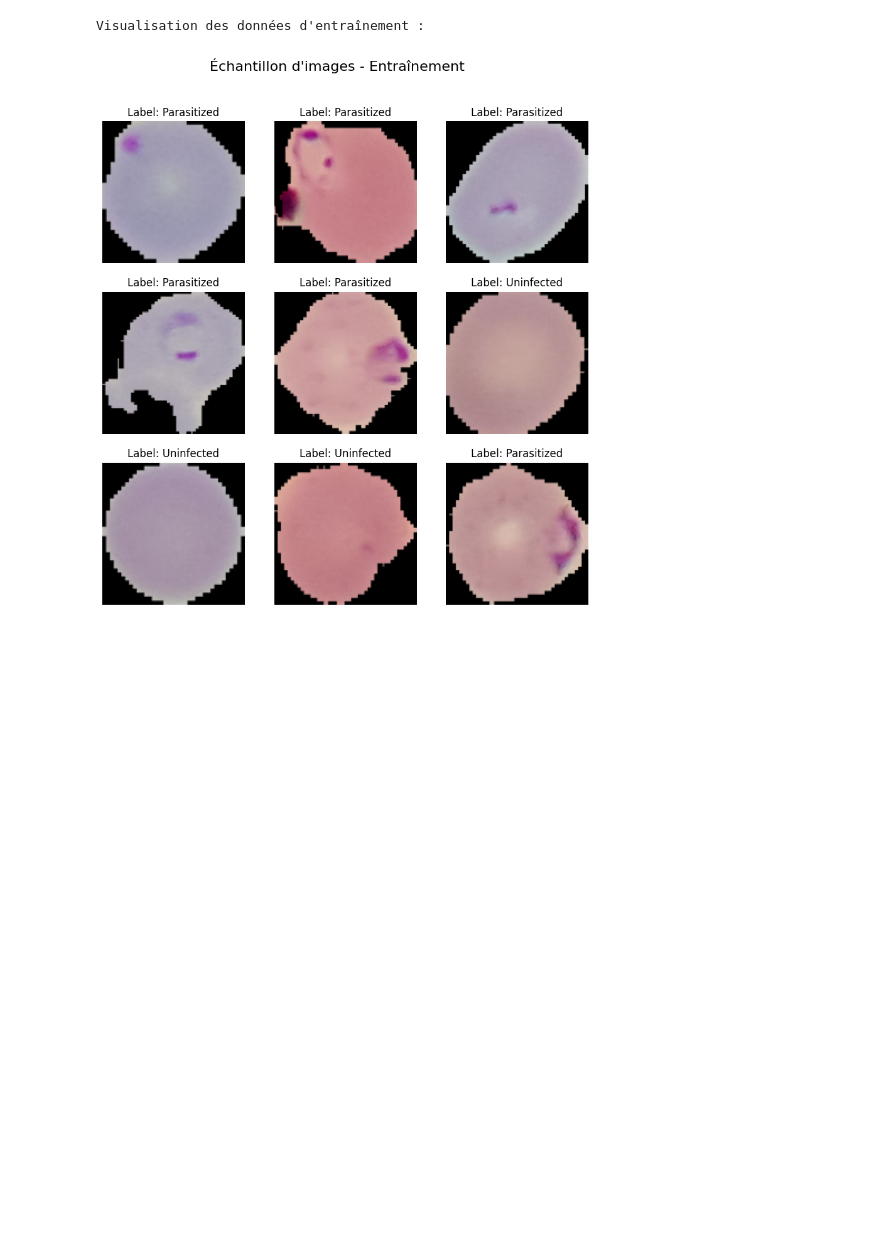
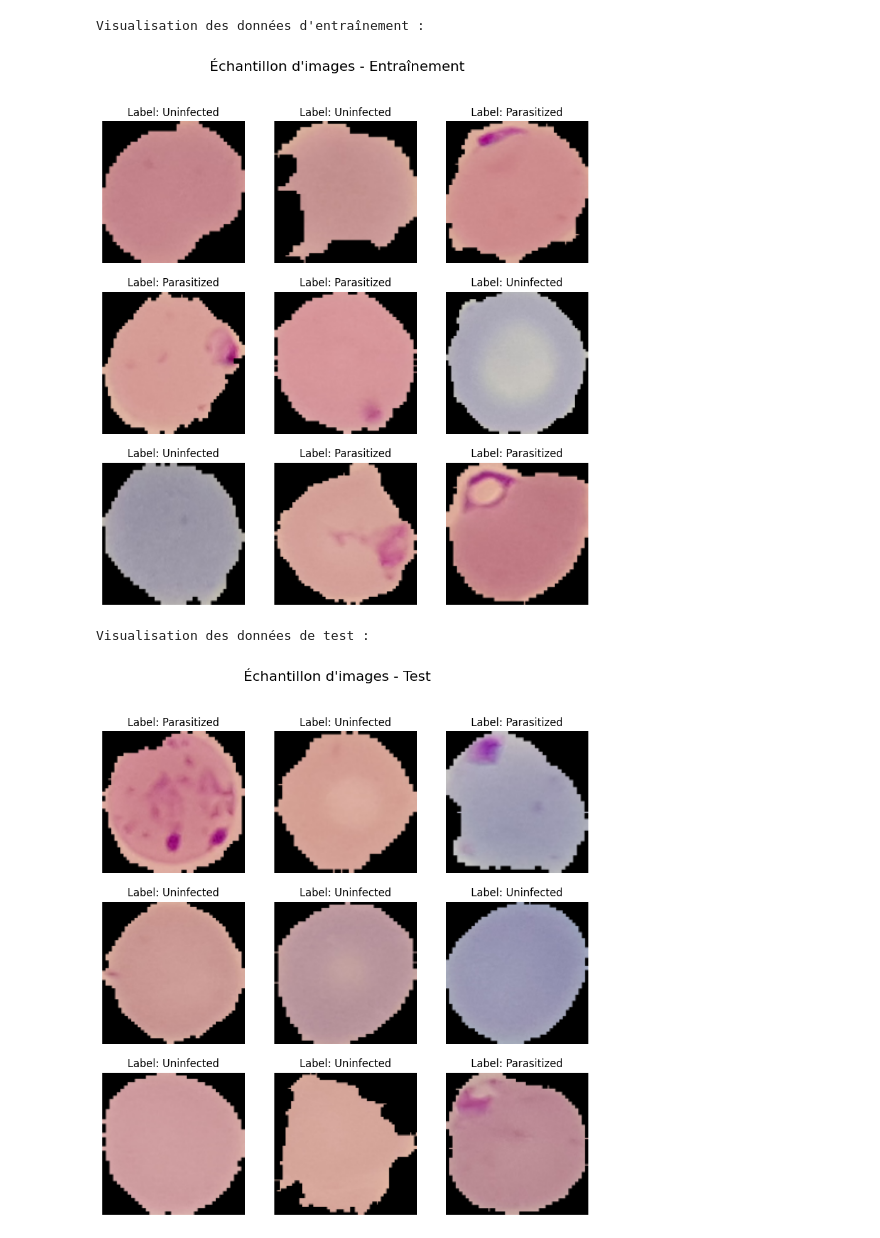
Before and after one commit to DahliaNoir71/Malaria-IA, a Jupyter notebook: model_cnn.ipynb, the cells around one changed output. Cells and saved outputs as stored; diff of their text form; code cells hidden in the pictures; blank space fills up the shorter version.

```diff
--- a/model_cnn.ipynb
+++ b/model_cnn.ipynb
@@ -21,13 +33,25 @@ Nombre total d'exemples : 27558
 # %%
 # 2. Définir les fractions pour division en entraînement, validation et test
+# Récupérer les données d'entraînement
+train_data = dataset['train']
+
+# Mélanger les données avant de les diviser
+train_data = train_data.shuffle(1000, seed=42)  # Mélanger avec une taille de tampon de 1000
+
+# Diviser les données en sous-ensembles (80% train, 10% validation, 10% test)
 train_split = 0.8
 val_split = 0.1
 test_split = 0.1
 
+# Calculer le nombre d'exemples pour chaque sous-ensemble
+train_size = int(info.splits['train'].num_examples * train_split)
+val_size = int(info.splits['train'].num_examples * val_split)
+test_size = int(info.splits['train'].num_examples * test_split)
+
 # Diviser les données en sous-ensembles
-train_data = dataset['train'].take(int(info.splits['train'].num_examples * train_split))
-val_data = dataset['train'].skip(int(info.splits['train'].num_examples * train_split)).take(int(info.splits['train'].num_examples * val_split))
-test_data = dataset['train'].skip(int(info.splits['train'].num_examples * (train_split + val_split)))
+train_data = train_data.take(train_size)
+val_data = dataset['train'].skip(train_size).take(val_size)
+test_data = dataset['train'].skip(train_size + val_size).take(test_size)
 
 # Vérification des tailles des datasets
 print(f"Exemples d'entraînement : {len(list(train_data))}")
@@ -84,18 +117,36 @@ test_data = prepare_data(test_data)
 # %%
 # 4. Visualiser un échantillon d'images et leurs labels
+import matplotlib.pyplot as plt
+import tensorflow as tf
+
 def visualize_sample(dataset, title, class_names=['Parasitized', 'Uninfected']):
     plt.figure(figsize=(10, 10))
-    for images, labels in dataset.take(1):  # Prenez un batch pour visualisation
+
+    # Prenez un seul batch pour la visualisation
+    for images, labels in dataset.take(1):
         for i in range(9):  # Affichez les 9 premières images
             ax = plt.subplot(3, 3, i + 1)
             plt.imshow(images[i].numpy())  # Affichez la i-ème image du batch
-            plt.title(f"Label: {class_names[int(labels[i].numpy())]}")  # Convertir le label en entier pour l'affichage
+            # Convertir le label binaire (0.0 ou 1.0) en texte
+            label_index = int(labels[i].numpy())  # On prend la valeur 0 ou 1
+            plt.title(f"Label: {class_names[label_index]}")  # Affichage du label en texte
             plt.axis("off")
+
+    # Titre global pour l'affichage
     plt.suptitle(title, fontsize=16)
     plt.show()
 
+# Visualisation des échantillons pour chaque dataset
 print("\nVisualisation des données d'entraînement :")
 visualize_sample(train_data, "Échantillon d'images - Entraînement")
+
+print("\nVisualisation des données de test :")
+visualize_sample(test_data, "Échantillon d'images - Test")
+
+print("\nVisualisation des données de validation :")
+visualize_sample(val_data, "Échantillon d'images - Validation")
 # %% [output]
 Visualisation des données d'entraînement :
-[figure, old version]
+[figure, new version]
+Visualisation des données de test :
+[figure, added]
```
Also changed, not shown: parts of 20 cells of this notebook.
